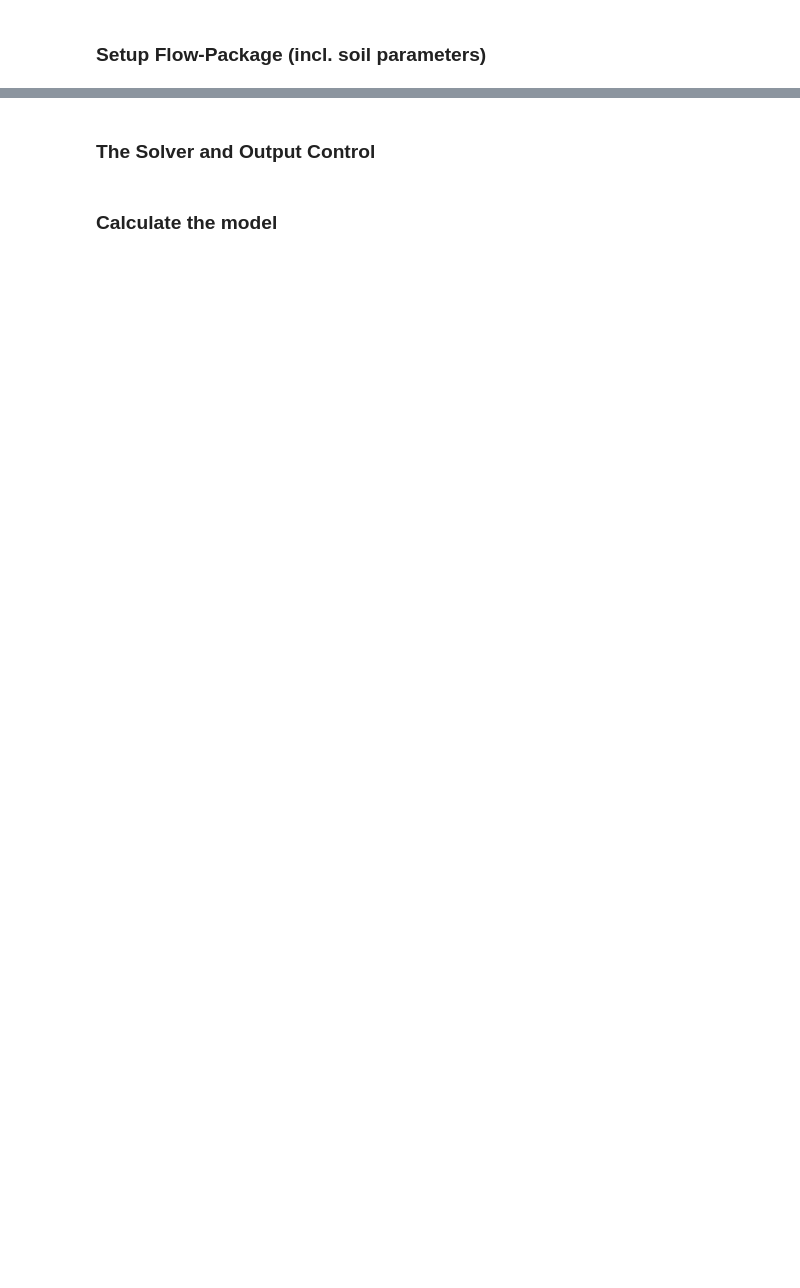
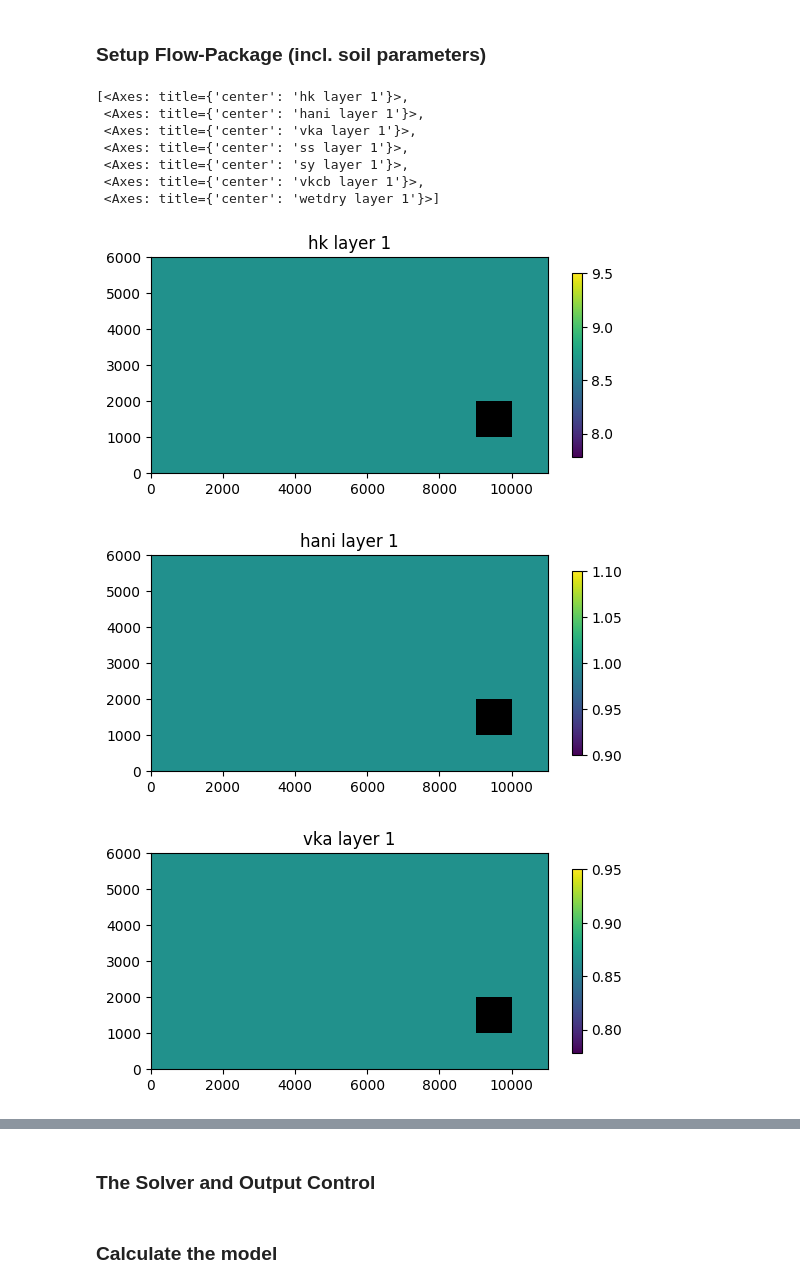
Before and after one commit to inowas/rio-primero-case-study, a Jupyter notebook: 2023-07-12 - Rio Primero With Lake Boundary.ipynb, the cells around one changed output, grey strips where cells are left out. Saved outputs shown, nothing was run; the diff lists cells and outputs as text; code cells hidden in the pictures; blank space fills up the shorter version.

```diff
--- a/2023-07-12 - Rio Primero With Lake Boundary.ipynb
+++ b/2023-07-12 - Rio Primero With Lake Boundary.ipynb
@@ -158,5 +168,16 @@ wel.plot()
 # %% [markdown]
 ### Setup Flow-Package (incl. soil parameters)
 # %%
-lpf = mf.ModflowLpf(model, hk=8.64, vka=0.864, ss=1e-5, sy=0.2)
+lpf = mf.ModflowLpf(model, hk=8.64, vka=0.864, ss=1e-5, sy=0.2, wetdry=wetdry)
 lpf.plot()
+# %% [output]
+[<Axes: title={'center': 'hk layer 1'}>,
+ <Axes: title={'center': 'hani layer 1'}>,
+ <Axes: title={'center': 'vka layer 1'}>,
+ <Axes: title={'center': 'ss layer 1'}>,
+ <Axes: title={'center': 'sy layer 1'}>,
+ <Axes: title={'center': 'vkcb layer 1'}>,
+ <Axes: title={'center': 'wetdry layer 1'}>]
+[figure, added]
+[figure, added]
+[figure, added]
```
Also changed, not shown: parts of 21 cells of this notebook, 1 other file.
